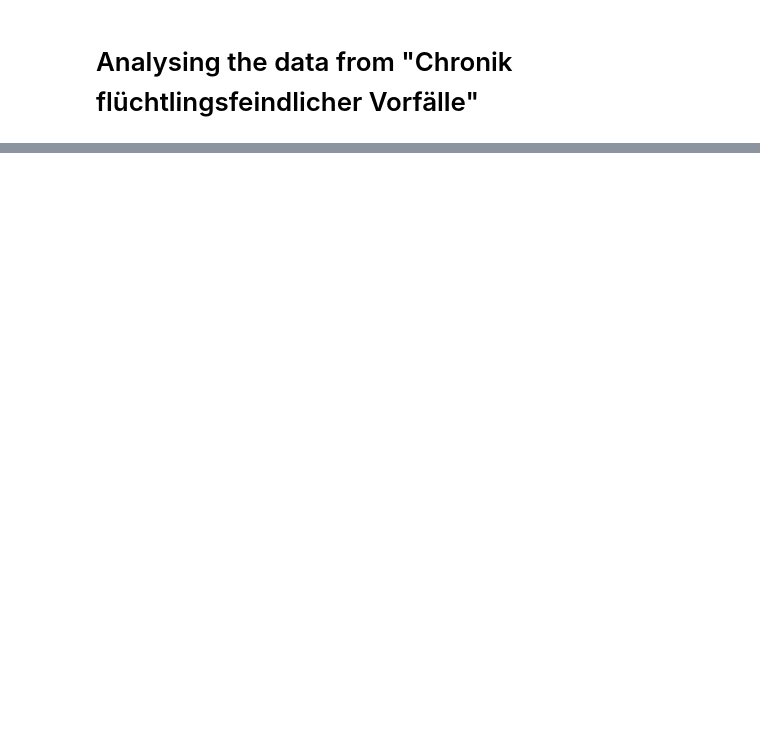
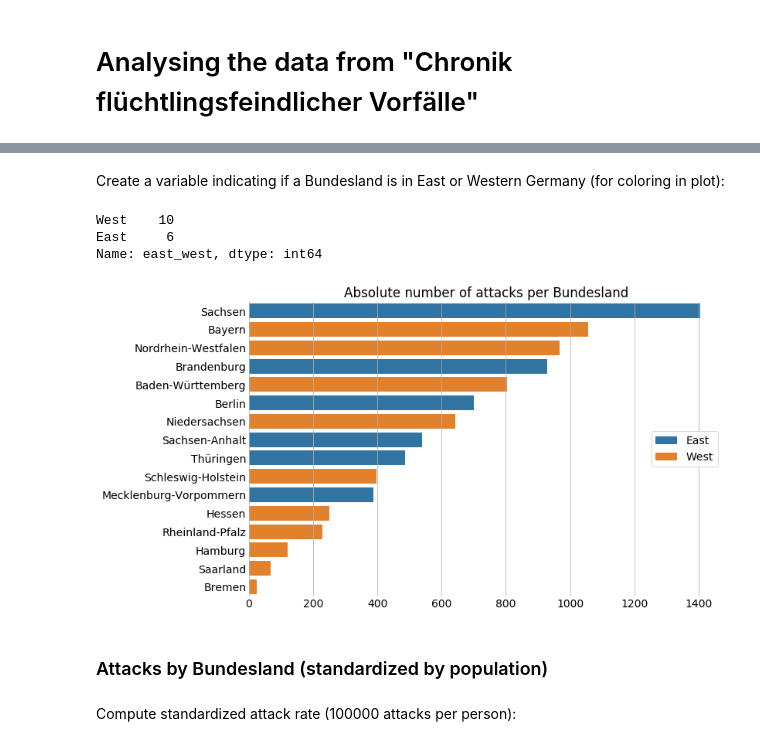
Before and after one commit to chodera/portfolio, a Jupyter notebook: assets/projects/7_violent_attacks_against_refugees_germany/3_analysis.ipynb, the cells around one changed output, grey strips where cells are left out. Drawn from its saved outputs; the diff is of its cells as text; code cells hidden in the pictures; blank space fills up the shorter version.

```diff
--- a/assets/projects/7_violent_attacks_against_refugees_germany/3_analysis.ipynb
+++ b/assets/projects/7_violent_attacks_against_refugees_germany/3_analysis.ipynb
@@ -15,0 +98,3 @@ df = pd.read_csv('data/mut_gegen_rechte_gewalt_clean.csv')
+# %%
+df_bundesland = df.groupby('bundesland').size().reset_index(name='n').sort_values('n', ascending=False)
+df_bundesland
@@ -15,0 +119,37 @@ df = pd.read_csv('data/mut_gegen_rechte_gewalt_clean.csv')
+# %% [markdown]
+Create a variable indicating if a Bundesland is in East or Western Germany (for coloring in plot):
+# %%
+east = ['Brandenburg', 'Sachsen', 'Mecklenburg-Vorpommern', 'Sachsen-Anhalt', 'Thüringen', 'Berlin']
+df_bundesland['east_west'] = df_bundesland['bundesland'].apply(lambda x: 'East' if x in east else 'West')
+df_bundesland['east_west'].value_counts()
+# %% [output]
+West    10
+East     6
+Name: east_west, dtype: int64
+# %%
+# Set figure and font size
+plt.figure(figsize=(11, 7))
+plt.rcParams.update({'font.size': 14})
+# Define plot
+ax = plt.axes()
+sns.barplot(x='n', y='bundesland', data=df_bundesland, hue='east_west', dodge=False)
+# Set grid lines
+ax.xaxis.grid(True)
+# Set labels
+plt.title('Absolute number of attacks per Bundesland')
+plt.xlabel('')
+plt.ylabel('')
+# Remove legend title
+plt.legend(title='')
+# Turn axis ticks off
+ax.tick_params(axis=u'both', which=u'both',length=0)
+# Remove y axis ticks
+ax.tick_params(left=False)
+# Remove frame
+sns.despine(top=True, right=True, left=True, bottom=True);
+# %% [output]
+[figure, added]
+# %% [markdown]
+### Attacks by Bundesland (standardized by population)
+# %% [markdown]
+Compute standardized attack rate (100000 attacks per person):
```
Also changed, not shown: parts of 32 cells of this notebook, 13 other files.
